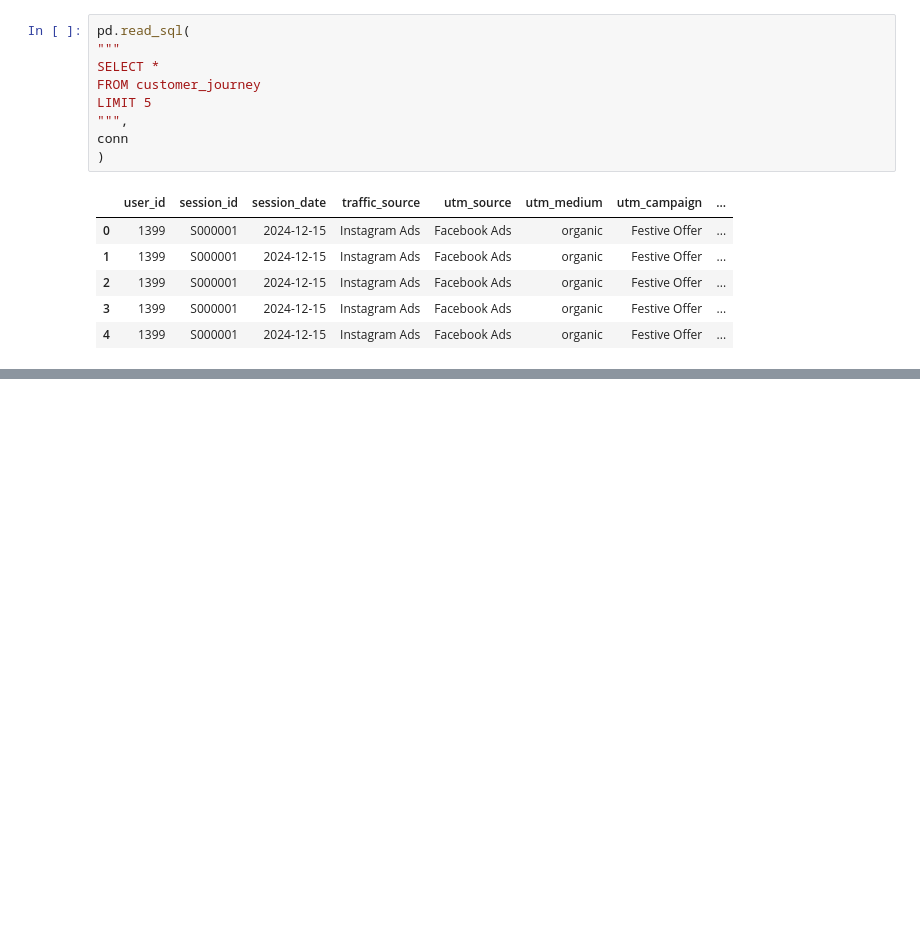
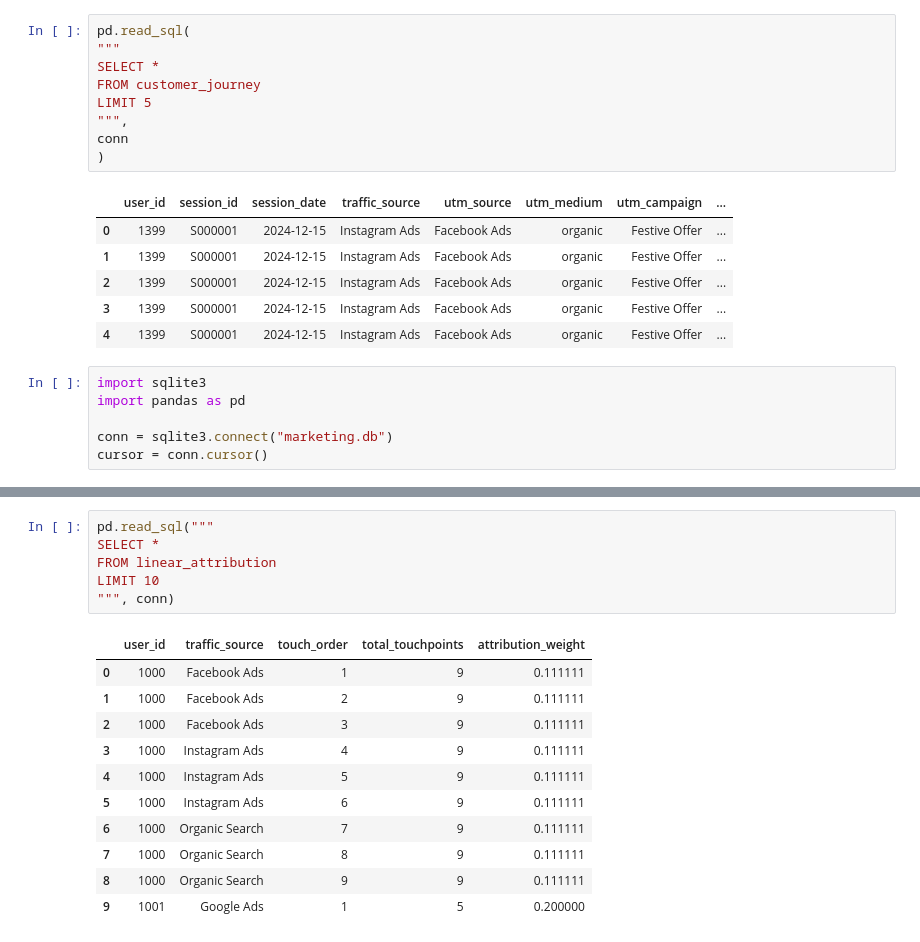
Before and after one commit to hitteshkharyal/Marketing-_ROI_Dashboard, a Jupyter notebook: project1.ipynb, the cells around one changed output, grey strips where cells are left out. Saved outputs shown, nothing was run; the diff lists cells and outputs as text; blank space fills up the shorter version.

Commit message:
Complete Week 2 customer journey and attribution analysis

```diff
--- a/project1.ipynb
+++ b/project1.ipynb
@@ -1138,3 +1138,9 @@ conn
 | 2 | 1399 | S000001 | 2024-12-15 | Instagram Ads | Facebook Ads | organic | Festive Offer | ... |
 | 3 | 1399 | S000001 | 2024-12-15 | Instagram Ads | Facebook Ads | organic | Festive Offer | ... |
 | 4 | 1399 | S000001 | 2024-12-15 | Instagram Ads | Facebook Ads | organic | Festive Offer | ... |
+# %%
+import sqlite3
+import pandas as pd
+
+conn = sqlite3.connect("marketing.db")
+cursor = conn.cursor()
@@ -1140,0 +1270,18 @@ conn
+# %%
+pd.read_sql("""
+SELECT *
+FROM linear_attribution
+LIMIT 10
+""", conn)
+# %% [output]
+|  | user_id | traffic_source | touch_order | total_touchpoints | attribution_weight |
+| 0 | 1000 | Facebook Ads | 1 | 9 | 0.111111 |
+| 1 | 1000 | Facebook Ads | 2 | 9 | 0.111111 |
+| 2 | 1000 | Facebook Ads | 3 | 9 | 0.111111 |
+| 3 | 1000 | Instagram Ads | 4 | 9 | 0.111111 |
+| 4 | 1000 | Instagram Ads | 5 | 9 | 0.111111 |
+| 5 | 1000 | Instagram Ads | 6 | 9 | 0.111111 |
+| 6 | 1000 | Organic Search | 7 | 9 | 0.111111 |
+| 7 | 1000 | Organic Search | 8 | 9 | 0.111111 |
+| 8 | 1000 | Organic Search | 9 | 9 | 0.111111 |
+| 9 | 1001 | Google Ads | 1 | 5 | 0.200000 |
```
Also changed, not shown: parts of 25 cells of this notebook.
